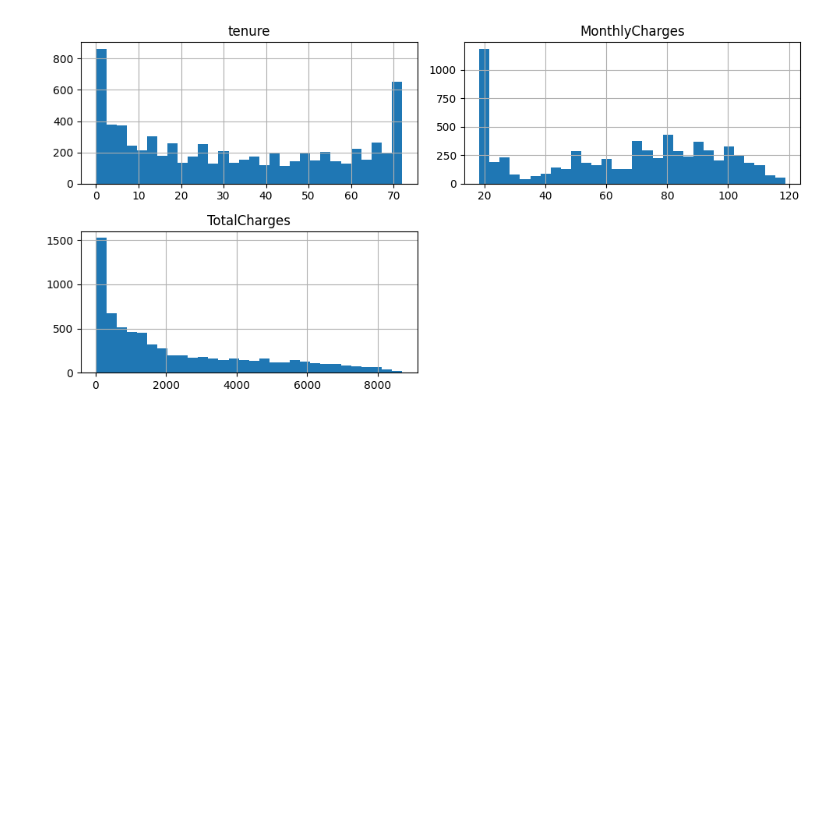
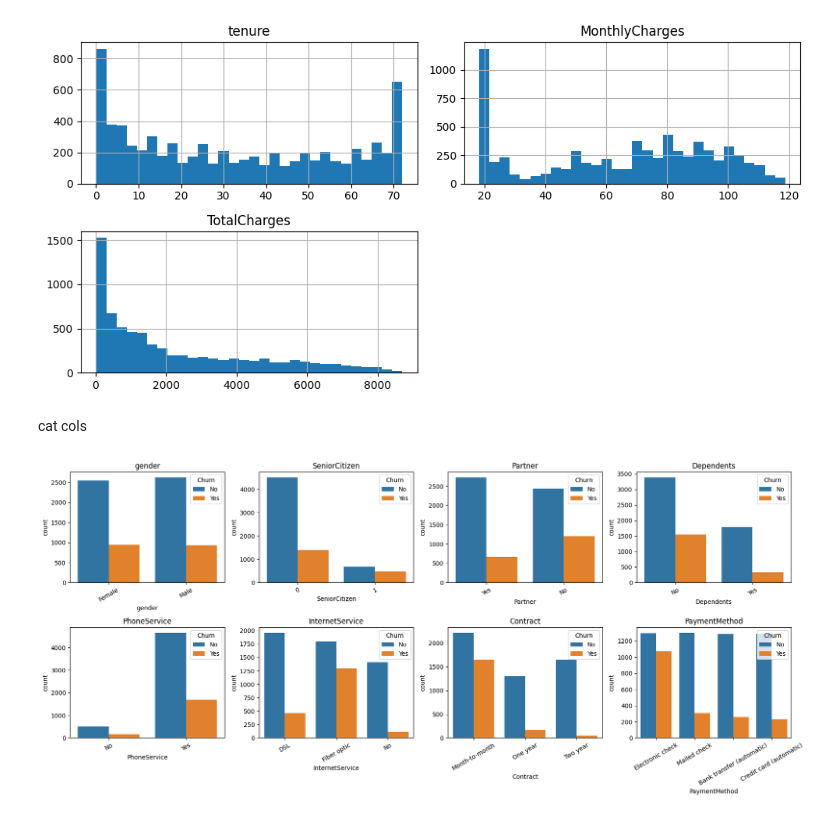
Before and after one commit to shovo896/Customer-churn-prediction-end-to-end-ml-system, a Jupyter notebook: notebooks/01_eda.ipynb, the cells around one changed output. Saved outputs shown, nothing was run; the diff lists cells and outputs as text; code cells hidden in the pictures; blank space fills up the shorter version.

```diff
--- a/notebooks/01_eda.ipynb
+++ b/notebooks/01_eda.ipynb
@@ -59,3 +59,19 @@ plt.show()
 # %% [output]
 11
 [figure]
+# %% [markdown]
+cat cols
+# %%
+cat_cols = ['gender', 'SeniorCitizen', 'Partner', 'Dependents',
+            'PhoneService', 'InternetService', 'Contract',
+            'PaymentMethod']
+
+fig, axes = plt.subplots(2, 4, figsize=(18, 8))
+for ax, col in zip(axes.flatten(), cat_cols):
+    sns.countplot(x=col, hue='Churn', data=df, ax=ax)
+    ax.set_title(col)
+    ax.tick_params(axis='x', rotation=30)
+plt.tight_layout()
+plt.show()
+# %% [output]
+[figure, added]
```
